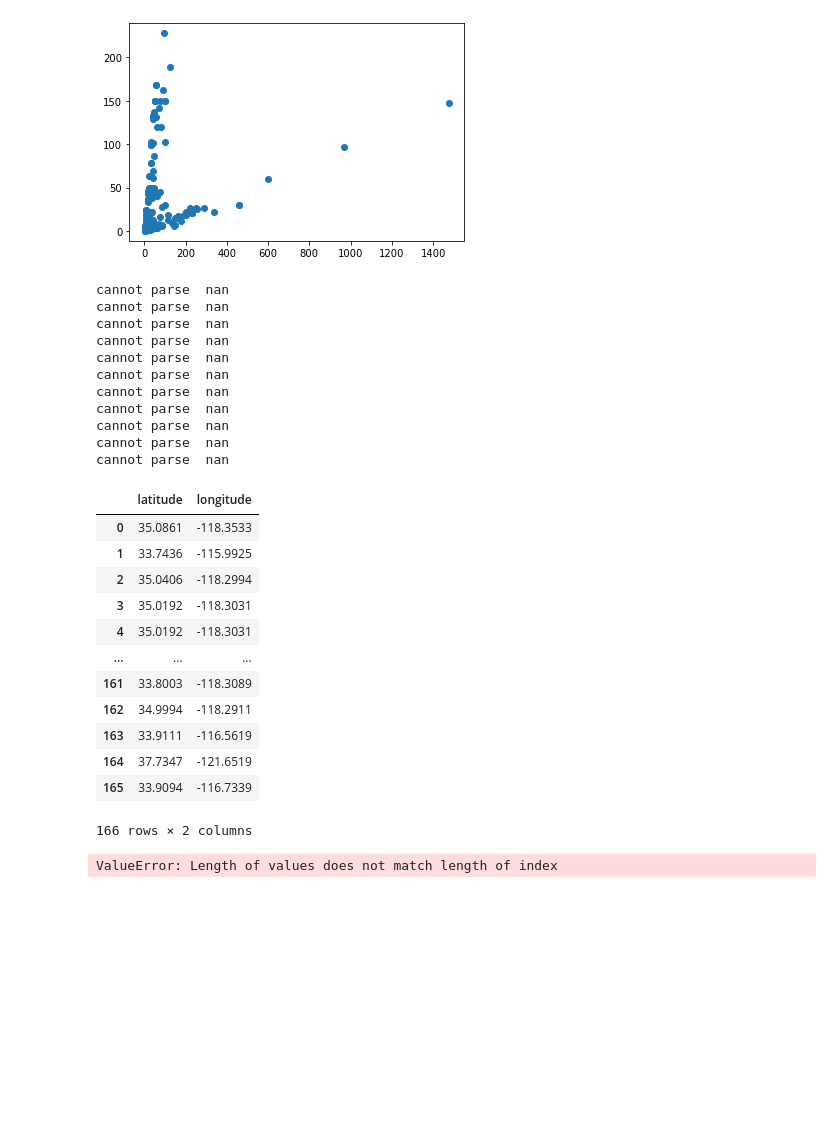
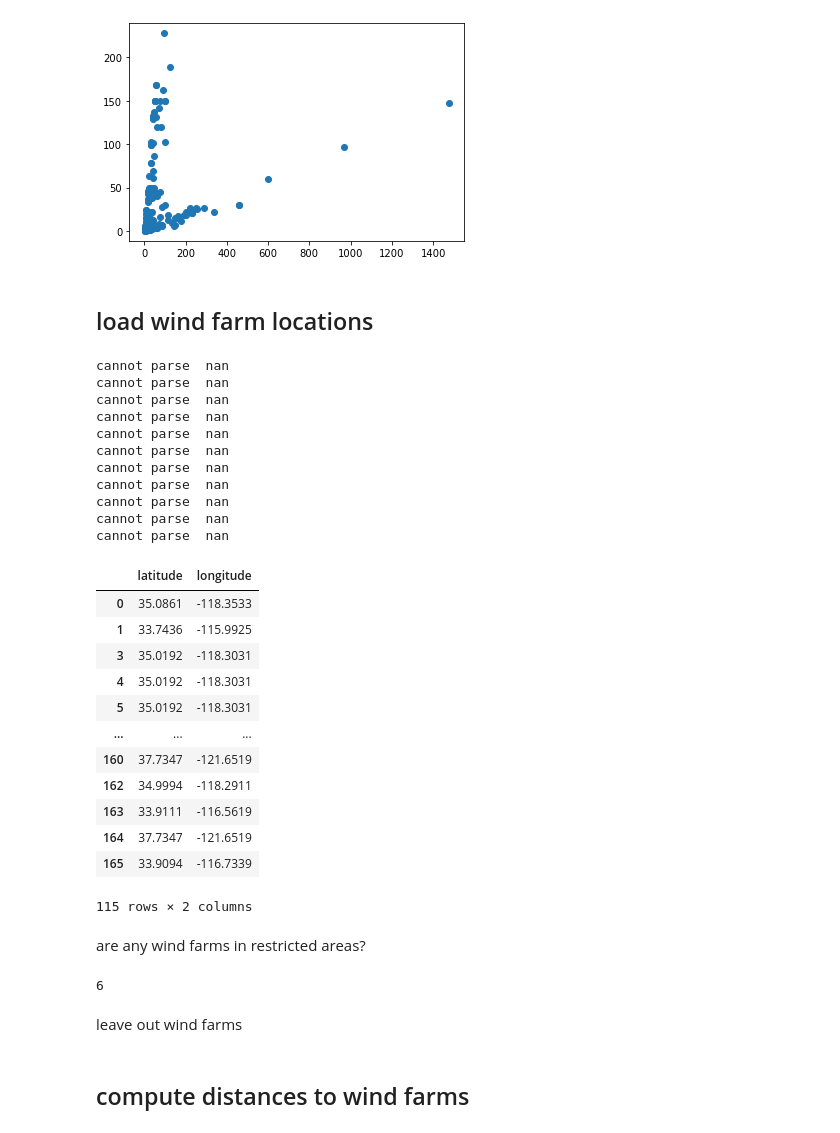
Before and after one commit to akuczala/windsite, a Jupyter notebook: farm-classifier.ipynb, the cells around one changed output. Drawn from its saved outputs; the diff is of its cells as text; code cells hidden in the pictures; blank space fills up the shorter version.

```diff
--- a/farm-classifier.ipynb
+++ b/farm-classifier.ipynb
@@ -165,5 +325,7 @@ cannot parse  nan
 cannot parse  nan
 <matplotlib.collections.PathCollection at 0x...>
 [figure]
+# %% [markdown]
+## load wind farm locations
 # %%
 #pd.read_csv('data/openei-wind-farm-sites.csv')[['Facility Name','GeneratingCapacity','NumberOfUnits','Coordinates']].to_csv('data/cal-farms.csv')
@@ -179,40 +343,51 @@ def parse_coords(in_s):
         return [np.nan,np.nan]
 #filter by state (state abbrev is always at end of 'Place')
 def filter_state(place,state):
     try:
         if place[-1] == ' ':
             print('bad')
         return place[-2:] == state
     except:
         print('cannot parse ',place)
         return False
 swp_df['latitude'], swp_df['longitude'] = list(zip(*swp_df['Coordinates'].apply(parse_coords)))
 swp_df = swp_df[swp_df['Place'].apply(lambda x: filter_state(x,'CA'))]\
     .copy().reset_index() #make this a new df
+swp_df = swp_df[swp_df['NumberOfUnits'] > 9] #constrain to large farms
 swp_df = swp_df[['latitude','longitude']].dropna()
 swp_df
 # %% [output]
 cannot parse  nan
 cannot parse  nan
 cannot parse  nan
 cannot parse  nan
 cannot parse  nan
 cannot parse  nan
 cannot parse  nan
 cannot parse  nan
 cannot parse  nan
 cannot parse  nan
 cannot parse  nan
 |  | latitude | longitude |
 | 0 | 35.0861 | -118.3533 |
 | 1 | 33.7436 | -115.9925 |
-| 2 | 35.0406 | -118.2994 |
 | 3 | 35.0192 | -118.3031 |
 | 4 | 35.0192 | -118.3031 |
+| 5 | 35.0192 | -118.3031 |
 | ... | ... | ... |
-| 161 | 33.8003 | -118.3089 |
+| 160 | 37.7347 | -121.6519 |
 | 162 | 34.9994 | -118.2911 |
 | 163 | 33.9111 | -116.5619 |
 | 164 | 37.7347 | -121.6519 |
 | 165 | 33.9094 | -116.7339 |
-166 rows × 2 columns
+115 rows × 2 columns
+# %% [markdown]
+are any wind farms in restricted areas?
+# %%
+restricted_farms = [in_gdf_geo((lat,lon),restricted_gpd)
+                    for lat,lon in zip(swp_df['latitude'],swp_df['longitude'])]
+np.count_nonzero(restricted_farms)
+# %% [output]
+6
+# %% [markdown]
+leave out wind farms
@@ -219,2 +396,4 @@ cannot parse  nan
+# %% [markdown]
+## compute distances to wind farms
 # %%
 from geopy.distance import distance
@@ -222,5 +402,5 @@ def min_farm_dist(latlon,swp_df):
     return np.min([distance(latlon,(lat1,lon1)) for lat1,lon1 in zip(swp_df['latitude'],swp_df['longitude'])])
 # %%
 data_df['farm_dist'] = [min_farm_dist(latlon,swp_df).miles for latlon in grid_point_list]
+data_df['farm_half_dist0'] = [min_farm_dist(latlon,swp_half_dfs[0]).miles for latlon in grid_point_list]
+data_df['farm_half_dist1'] = [min_farm_dist(latlon,swp_half_dfs[1]).miles for latlon in grid_point_list]
-# %% [output]
-ValueError: Length of values does not match length of index
```
Also changed, not shown: parts of 54 cells of this notebook, 4 other files.
